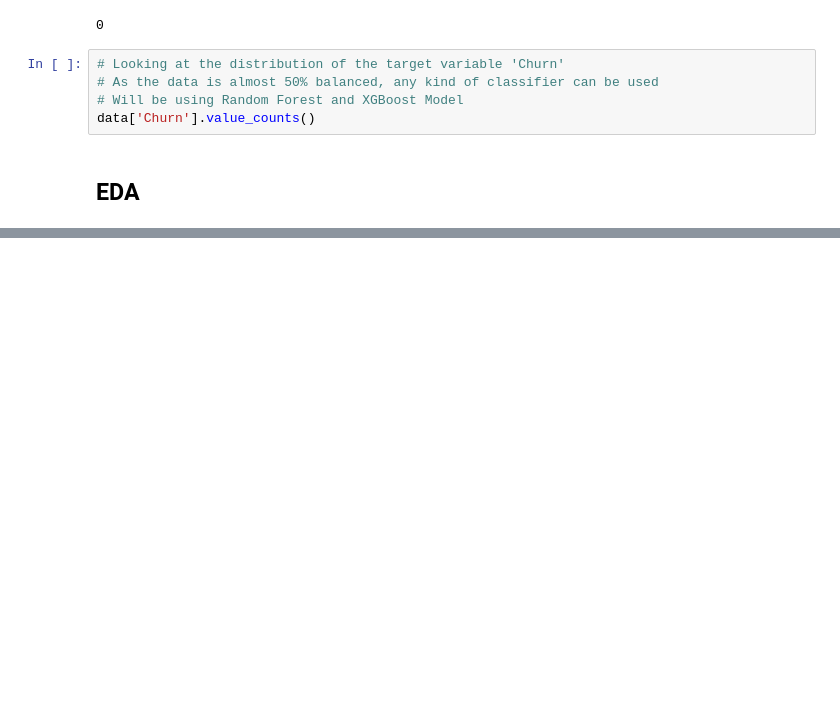
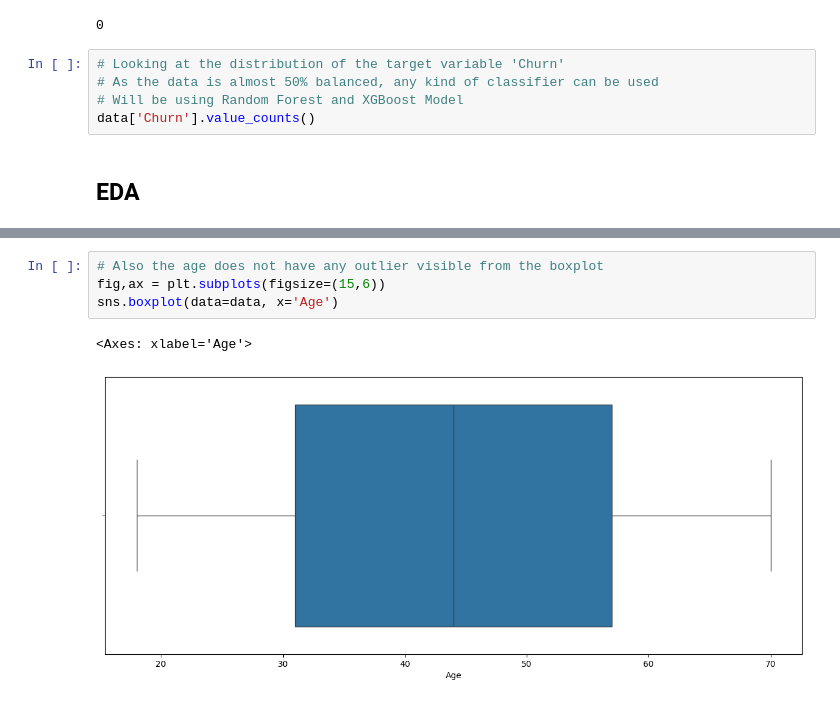
Before and after one commit to Sanket-g-75/Customer-Churn-Prediction, a Jupyter notebook: notebooks/data-knowledge.ipynb, the cells around one changed output, grey strips where cells are left out. Saved outputs shown, nothing was run; the diff lists cells and outputs as text; blank space fills up the shorter version.

```diff
--- a/notebooks/data-knowledge.ipynb
+++ b/notebooks/data-knowledge.ipynb
@@ -97,0 +111,7 @@ data['Churn'].value_counts()
+# %%
+# Also the age does not have any outlier visible from the boxplot
+fig,ax = plt.subplots(figsize=(15,6))
+sns.boxplot(data=data, x='Age')
+# %% [output]
+<Axes: xlabel='Age'>
+[figure, added]
```
Also changed, not shown: parts of 5 cells of this notebook.
